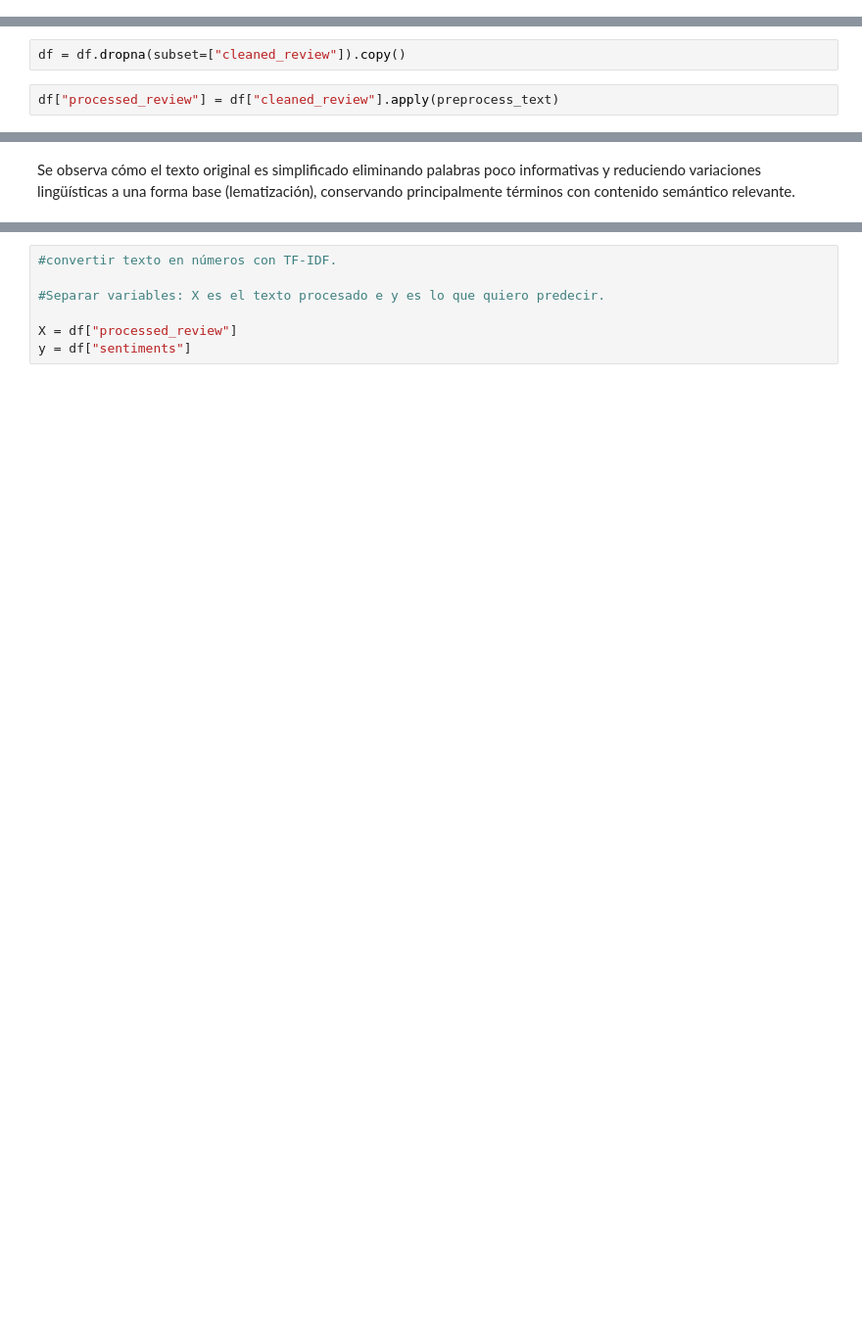
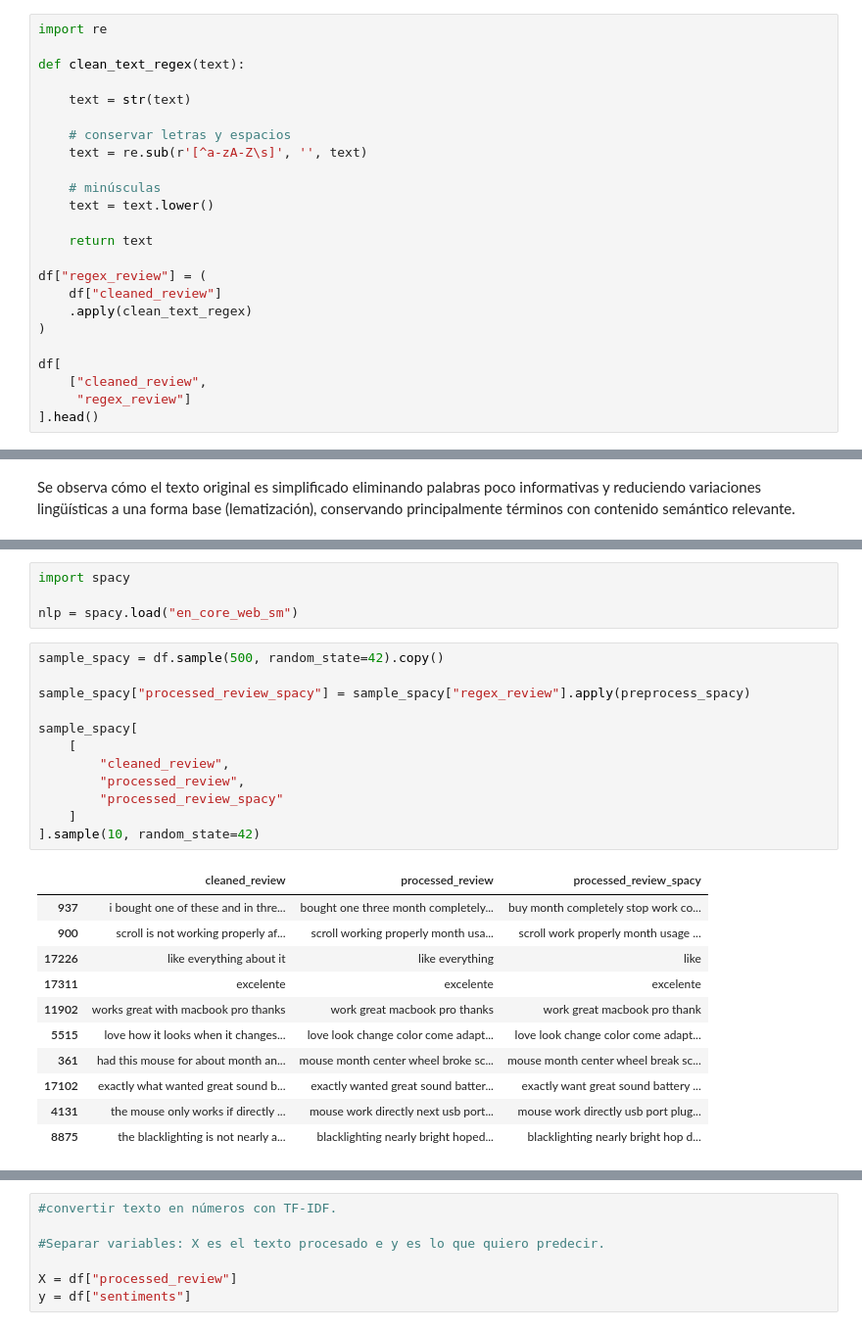
Before and after one commit to julietapgomez/Data-Science-III, a Jupyter notebook: Proyecto_Final_DS_III_Julieta_Gomez.ipynb, the cells around one changed output, grey strips where cells are left out. Shown at 98% size. Drawn from its saved outputs; the diff is of its cells as text; blank space fills up the shorter version.

```diff
--- a/Proyecto_Final_DS_III_Julieta_Gomez.ipynb
+++ b/Proyecto_Final_DS_III_Julieta_Gomez.ipynb
@@ -301,0 +315,24 @@ El objetivo de estas transformaciones es reducir ruido textual y conservar infor
+# %%
+import re
+
+def clean_text_regex(text):
+
+    text = str(text)
+
+    # conservar letras y espacios
+    text = re.sub(r'[^a-zA-Z\s]', '', text)
+
+    # minúsculas
+    text = text.lower()
+
+    return text
+
+df["regex_review"] = (
+    df["cleaned_review"]
+    .apply(clean_text_regex)
+)
+
+df[
+    ["cleaned_review",
+     "regex_review"]
+].head()
@@ -345,4 +406,0 @@ df[
-# %%
-df = df.dropna(subset=["cleaned_review"]).copy()
-# %%
-df["processed_review"] = df["cleaned_review"].apply(preprocess_text)
@@ -368,0 +426,28 @@ Se observa cómo el texto original es simplificado eliminando palabras poco info
+# %%
+import spacy
+
+nlp = spacy.load("en_core_web_sm")
+# %%
+sample_spacy = df.sample(500, random_state=42).copy()
+
+sample_spacy["processed_review_spacy"] = sample_spacy["regex_review"].apply(preprocess_spacy)
+
+sample_spacy[
+    [
+        "cleaned_review",
+        "processed_review",
+        "processed_review_spacy"
+    ]
+].sample(10, random_state=42)
+# %% [output]
+|  | cleaned_review | processed_review | processed_review_spacy |
+| 937 | i bought one of these and in thre... | bought one three month completely... | buy month completely stop work co... |
+| 900 | scroll is not working properly af... | scroll working properly month usa... | scroll work properly month usage ... |
+| 17226 | like everything about it | like everything | like |
+| 17311 | excelente | excelente | excelente |
+| 11902 | works great with macbook pro thanks | work great macbook pro thanks | work great macbook pro thank |
+| 5515 | love how it looks when it changes... | love look change color come adapt... | love look change color come adapt... |
+| 361 | had this mouse for about month an... | mouse month center wheel broke sc... | mouse month center wheel break sc... |
+| 17102 | exactly what wanted great sound b... | exactly wanted great sound batter... | exactly want great sound battery ... |
+| 4131 | the mouse only works if directly ... | mouse work directly next usb port... | mouse work directly usb port plug... |
+| 8875 | the blacklighting is not nearly a... | blacklighting nearly bright hoped... | blacklighting nearly bright hop d... |
```
Also changed, not shown: parts of 46 cells of this notebook.
